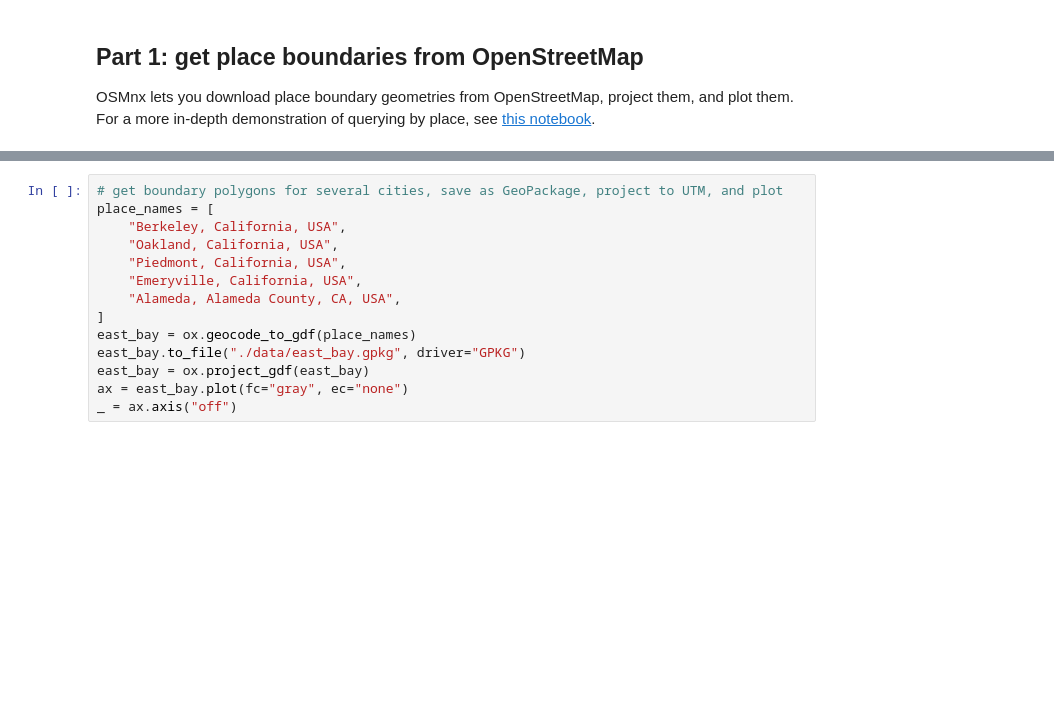
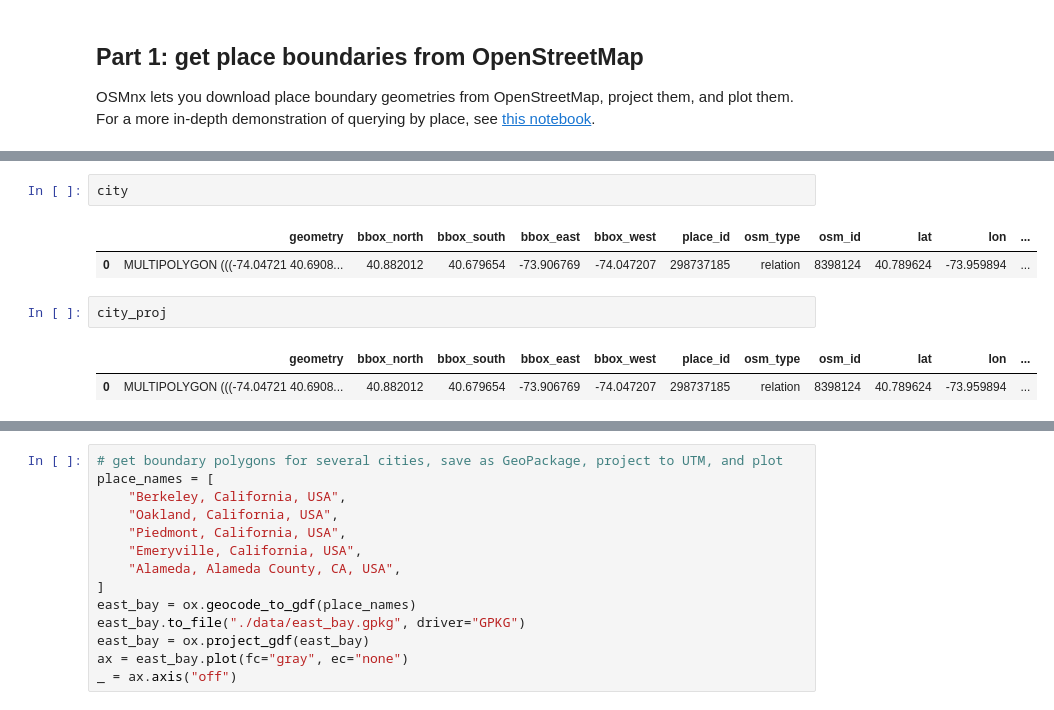
Before and after one commit to Laiagdla/osmnx-examples, a Jupyter notebook: notebooks/01-overview-osmnx.ipynb, the cells around one changed output, grey strips where cells are left out. Cells and saved outputs as stored; diff of their text form; blank space fills up the shorter version.

```diff
--- a/notebooks/01-overview-osmnx.ipynb
+++ b/notebooks/01-overview-osmnx.ipynb
@@ -39,3 +39,13 @@ ax = city_proj.plot(fc="gray", ec="none")
 _ = ax.axis("off")
 # %% [output]
 [figure]
+# %%
+city
+# %% [output]
+|  | geometry | bbox_north | bbox_south | bbox_east | bbox_west | place_id | osm_type | osm_id | lat | lon | ... |
+| 0 | MULTIPOLYGON (((-74.04721 40.6908... | 40.882012 | 40.679654 | -73.906769 | -74.047207 | 298737185 | relation | 8398124 | 40.789624 | -73.959894 | ... |
+# %%
+city_proj
+# %% [output]
+|  | geometry | bbox_north | bbox_south | bbox_east | bbox_west | place_id | osm_type | osm_id | lat | lon | ... |
+| 0 | MULTIPOLYGON (((-74.04721 40.6908... | 40.882012 | 40.679654 | -73.906769 | -74.047207 | 298737185 | relation | 8398124 | 40.789624 | -73.959894 | ... |
```
Also changed, not shown: parts of 3 cells of this notebook.
